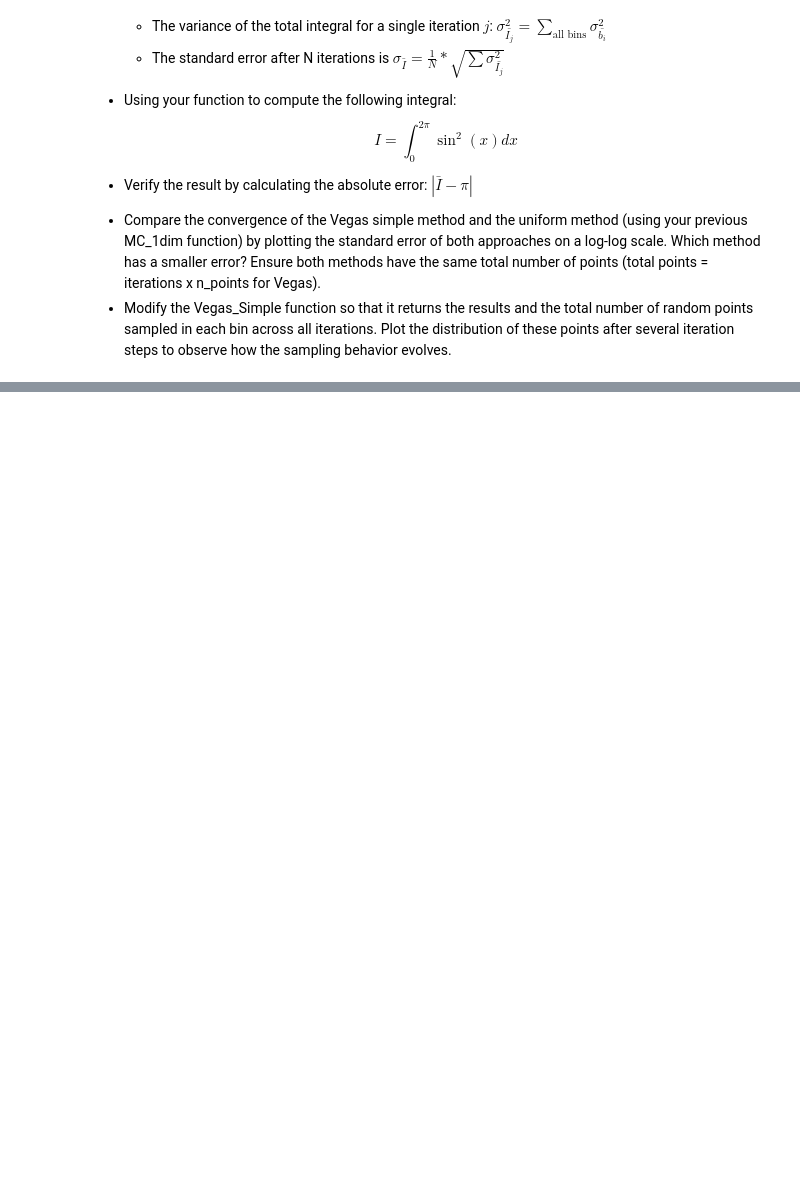
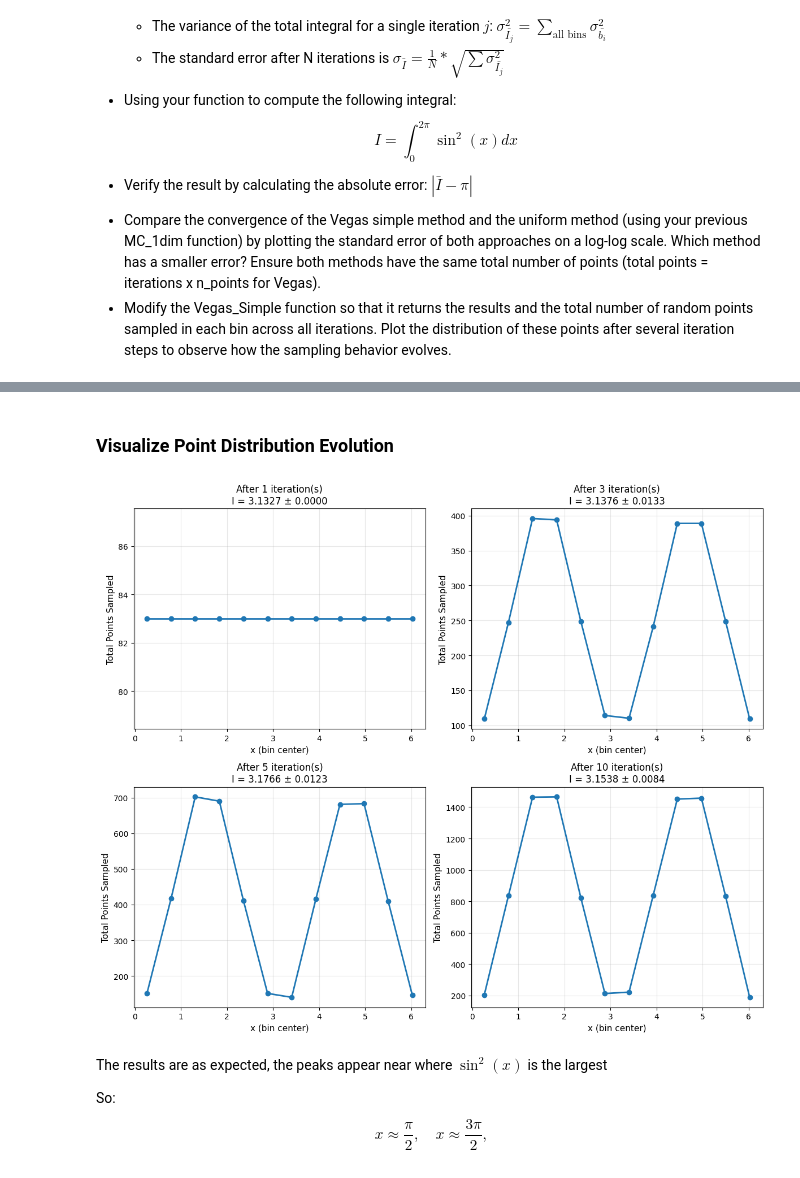
Before and after one commit to mawojcik/symulacje-monte-carlo, a Jupyter notebook: problem_sheet2_Maciej_Wojcik.ipynb, the cells around one changed output, grey strips where cells are left out. Drawn from its saved outputs; the diff is of its cells as text; code cells hidden in the pictures; blank space fills up the shorter version.

```diff
--- a/problem_sheet2_Maciej_Wojcik.ipynb
+++ b/problem_sheet2_Maciej_Wojcik.ipynb
@@ -30 +219,34 @@
+# %% [markdown]
+### Visualize Point Distribution Evolution
+# %%
+fig, axes = plt.subplots(2, 2, figsize=(12, 10))
+iteration_steps = [1, 3, 5, 10]
+npoints = 1000
+
+for idx, num_iter in enumerate(iteration_steps):
+    ax = axes[idx // 2, idx % 2]
+
+    I_est, err_est, points_dist = VegasSimple(lower, upper, f_test, npoints, bins, num_iter)
+
+    bin_centers = lower + (np.arange(bins) + 0.5) * (upper - lower) / bins
+
+    ax.plot(bin_centers, points_dist, marker='o', linewidth=2)
+    ax.set_xlabel('x (bin center)', fontsize=11)
+    ax.set_ylabel('Total Points Sampled', fontsize=11)
+    ax.set_title(f'After {num_iter} iteration(s)\nI = {I_est:.4f} ± {err_est:.4f}', fontsize=12)
+    ax.grid(True, alpha=0.3)
+
+plt.tight_layout()
+plt.savefig('exercise1_point_distribution.png', dpi=150, bbox_inches='tight')
+plt.show()
+# %% [output]
+[figure, added]
+# %% [markdown]
+The results are as expected, the peaks appear near where $\sin^2(x)$ is the largest
+
+
+So:
+$$
+x \approx \frac{\pi}{2}, \quad x \approx \frac{3\pi}{2},
+$$
 # %% [markdown]
```
Also changed, not shown: parts of 18 cells of this notebook.
